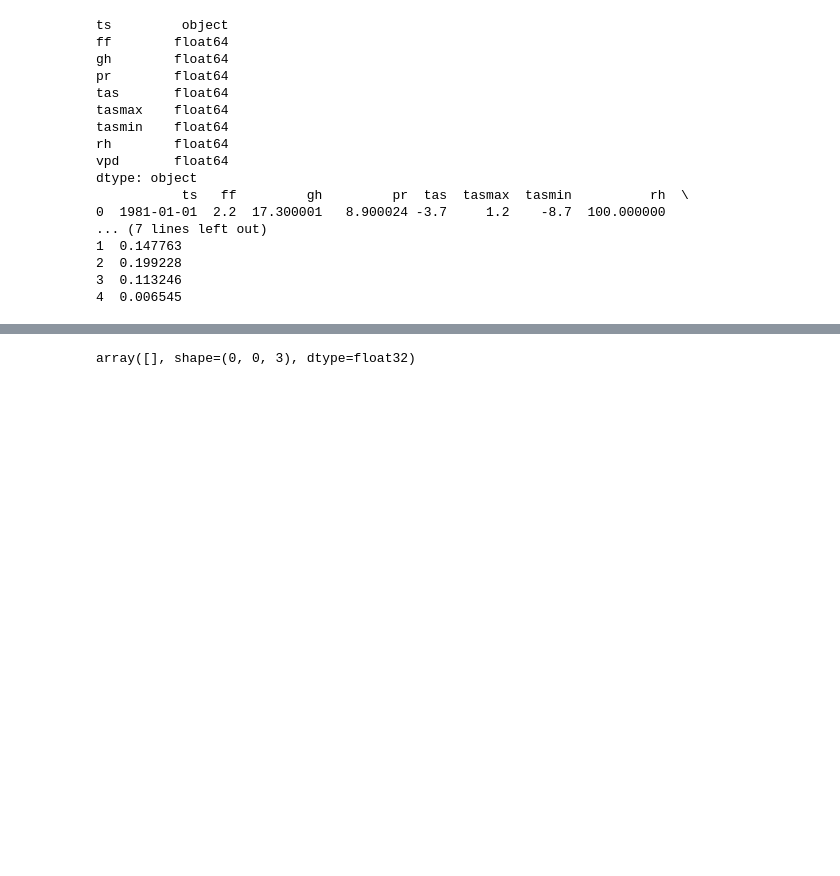
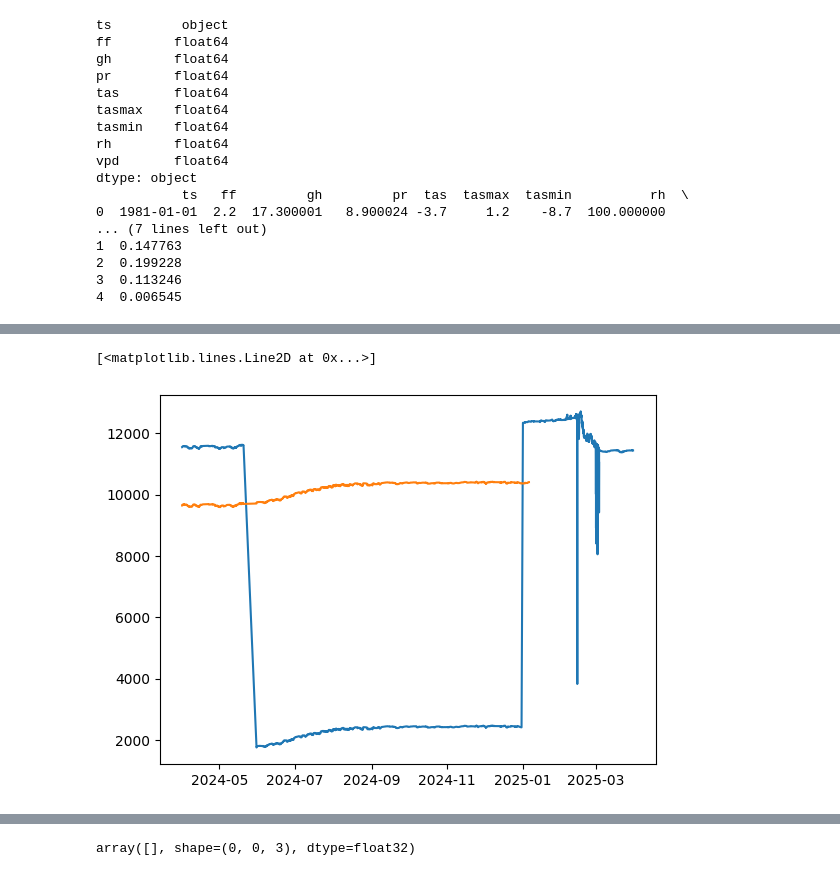
Before and after one commit to treenet/treenetai, a Jupyter notebook: pipeline/test_notebook.ipynb, the cells around one changed output, grey strips where cells are left out. Saved outputs shown, nothing was run; the diff lists cells and outputs as text; code cells hidden in the pictures; blank space fills up the shorter version.

```diff
--- a/pipeline/test_notebook.ipynb
+++ b/pipeline/test_notebook.ipynb
@@ -703,0 +664,15 @@ df[['ts', 'value']].dropna()
+# %%
+start_date = '2024-04-01 00:00:00+01:00'
+end_date = '2025-03-30 23:50:00+01:00'
+mask = (df['ts'] >= start_date) & (df['ts'] <= end_date)
+
+plt.plot(df[mask]['ts'], df[mask]['value'])
+
+start_date = '2024-04-01 00:00:00+01:00'
+end_date = '2025-03-30 23:50:00+01:00'
+mask = (df2['ts'] >= start_date) & (df2['ts'] <= end_date)
+
+plt.plot(df2[mask]['ts'], df2[mask]['value'])
+# %% [output]
+[<matplotlib.lines.Line2D at 0x...>]
+[figure, added]
```
Also changed, not shown: parts of 20 cells of this notebook, 5 other files.
